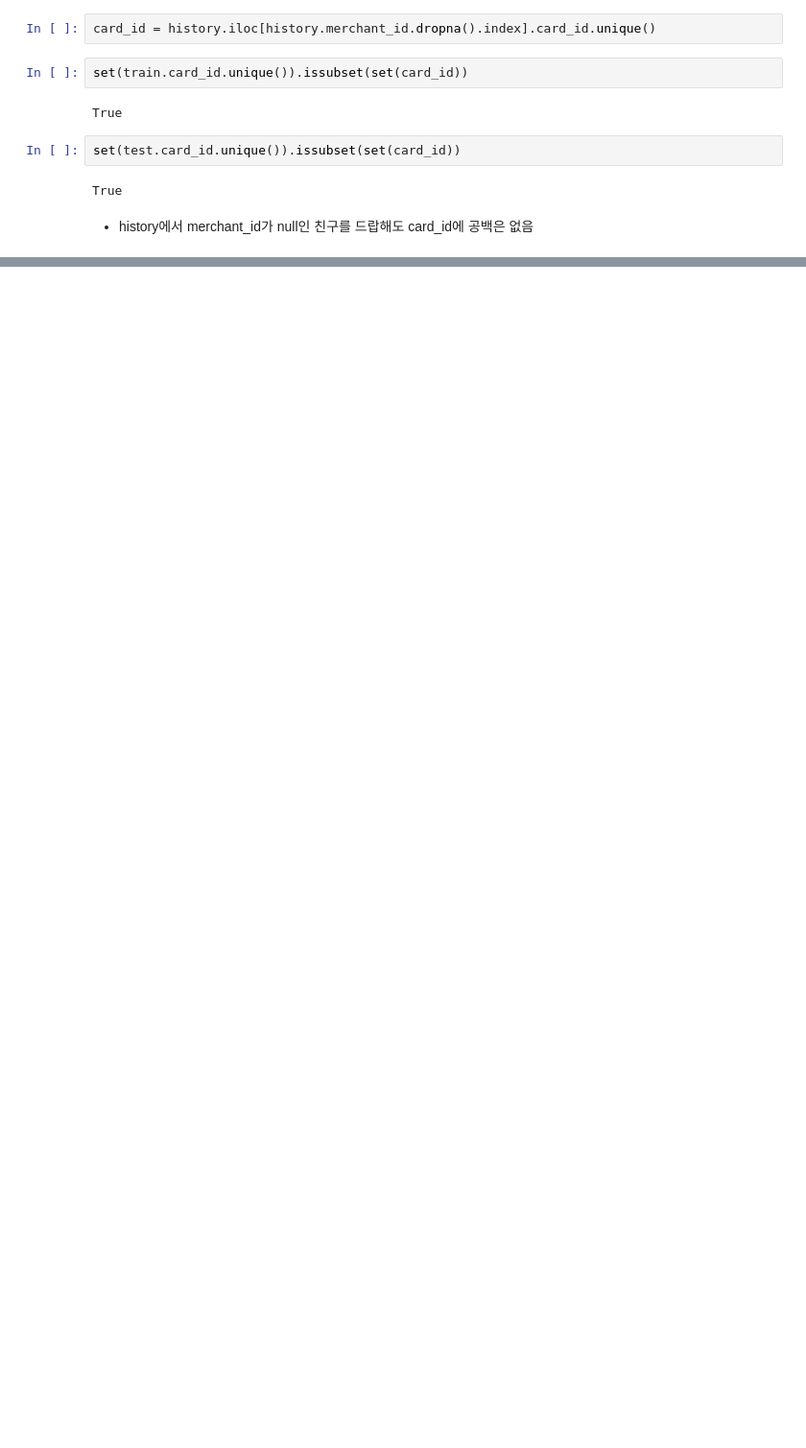
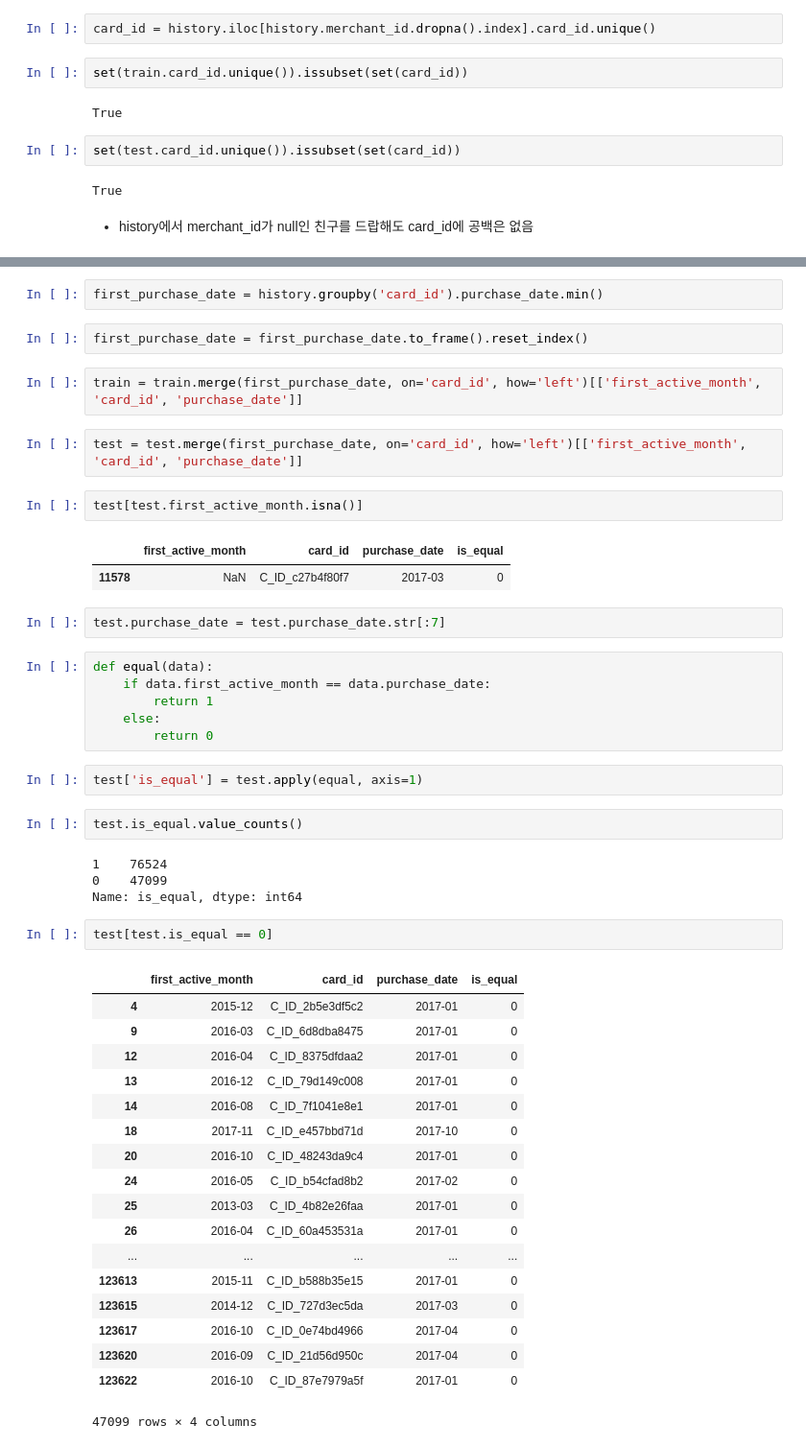
Before and after one commit to SONG-WONHO/Kaggle-Elo, a Jupyter notebook: 1-3 Null Check.ipynb, the cells around one changed output, grey strips where cells are left out. Shown at 96% size. Drawn from its saved outputs; the diff is of its cells as text; blank space fills up the shorter version.

```diff
--- a/1-3 Null Check.ipynb
+++ b/1-3 Null Check.ipynb
@@ -129,0 +137,50 @@ True
+# %%
+first_purchase_date = history.groupby('card_id').purchase_date.min()
+# %%
+first_purchase_date = first_purchase_date.to_frame().reset_index()
+# %%
+train = train.merge(first_purchase_date, on='card_id', how='left')[['first_active_month', 'card_id', 'purchase_date']]
+# %%
+test = test.merge(first_purchase_date, on='card_id', how='left')[['first_active_month', 'card_id', 'purchase_date']]
+# %%
+test[test.first_active_month.isna()]
+# %% [output]
+|  | first_active_month | card_id | purchase_date | is_equal |
+| 11578 | NaN | C_ID_c27b4f80f7 | 2017-03 | 0 |
+# %%
+test.purchase_date = test.purchase_date.str[:7]
+# %%
+def equal(data):
+    if data.first_active_month == data.purchase_date:
+        return 1
+    else:
+        return 0
+# %%
+test['is_equal'] = test.apply(equal, axis=1)
+# %%
+test.is_equal.value_counts()
+# %% [output]
+1    76524
+0    47099
+Name: is_equal, dtype: int64
+# %%
+test[test.is_equal == 0]
+# %% [output]
+|  | first_active_month | card_id | purchase_date | is_equal |
+| 4 | 2015-12 | C_ID_2b5e3df5c2 | 2017-01 | 0 |
+| 9 | 2016-03 | C_ID_6d8dba8475 | 2017-01 | 0 |
+| 12 | 2016-04 | C_ID_8375dfdaa2 | 2017-01 | 0 |
+| 13 | 2016-12 | C_ID_79d149c008 | 2017-01 | 0 |
+| 14 | 2016-08 | C_ID_7f1041e8e1 | 2017-01 | 0 |
+| 18 | 2017-11 | C_ID_e457bbd71d | 2017-10 | 0 |
+| 20 | 2016-10 | C_ID_48243da9c4 | 2017-01 | 0 |
+| 24 | 2016-05 | C_ID_b54cfad8b2 | 2017-02 | 0 |
+| 25 | 2013-03 | C_ID_4b82e26faa | 2017-01 | 0 |
+| 26 | 2016-04 | C_ID_60a453531a | 2017-01 | 0 |
+| ... | ... | ... | ... | ... |
+| 123613 | 2015-11 | C_ID_b588b35e15 | 2017-01 | 0 |
+| 123615 | 2014-12 | C_ID_727d3ec5da | 2017-03 | 0 |
+| 123617 | 2016-10 | C_ID_0e74bd4966 | 2017-04 | 0 |
+| 123620 | 2016-09 | C_ID_21d56d950c | 2017-04 | 0 |
+| 123622 | 2016-10 | C_ID_87e7979a5f | 2017-01 | 0 |
+47099 rows × 4 columns
```
Also changed, not shown: parts of 6 cells of this notebook.
